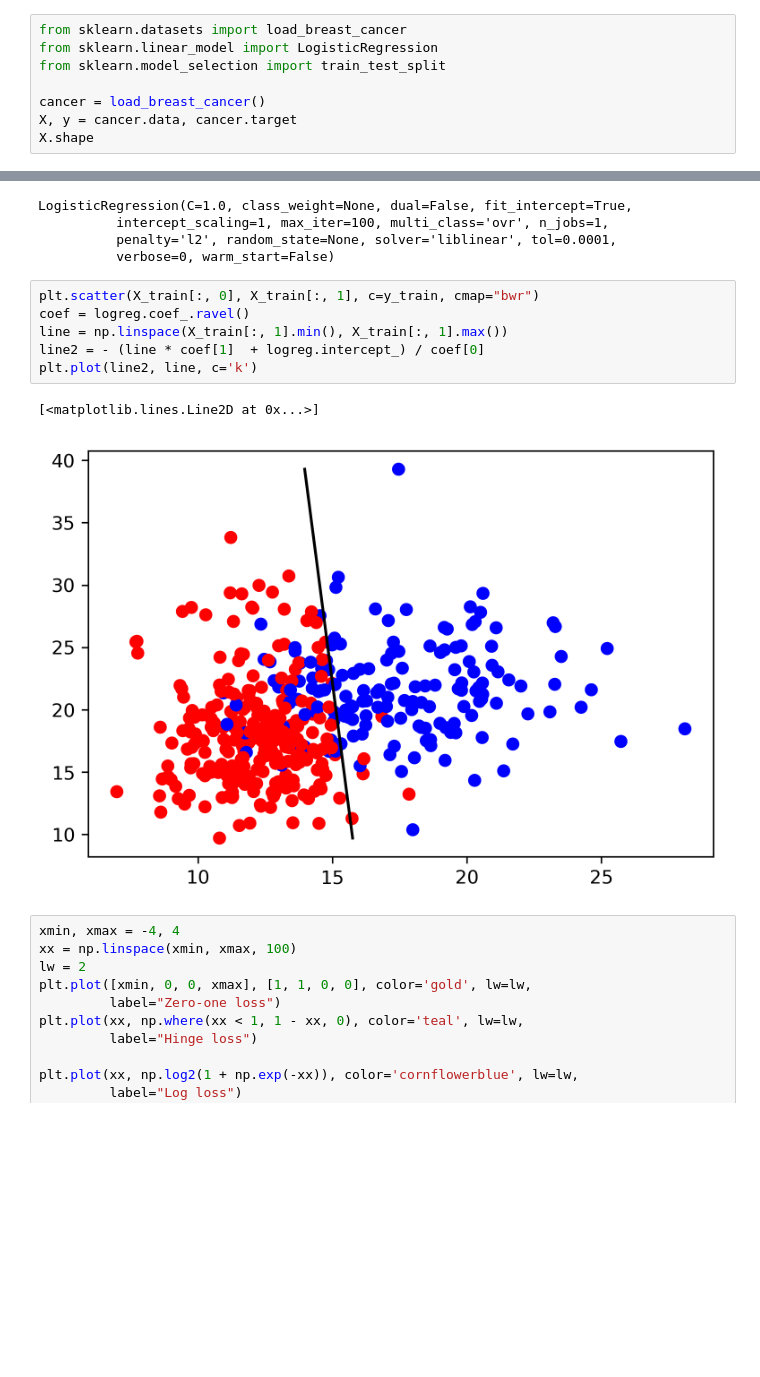
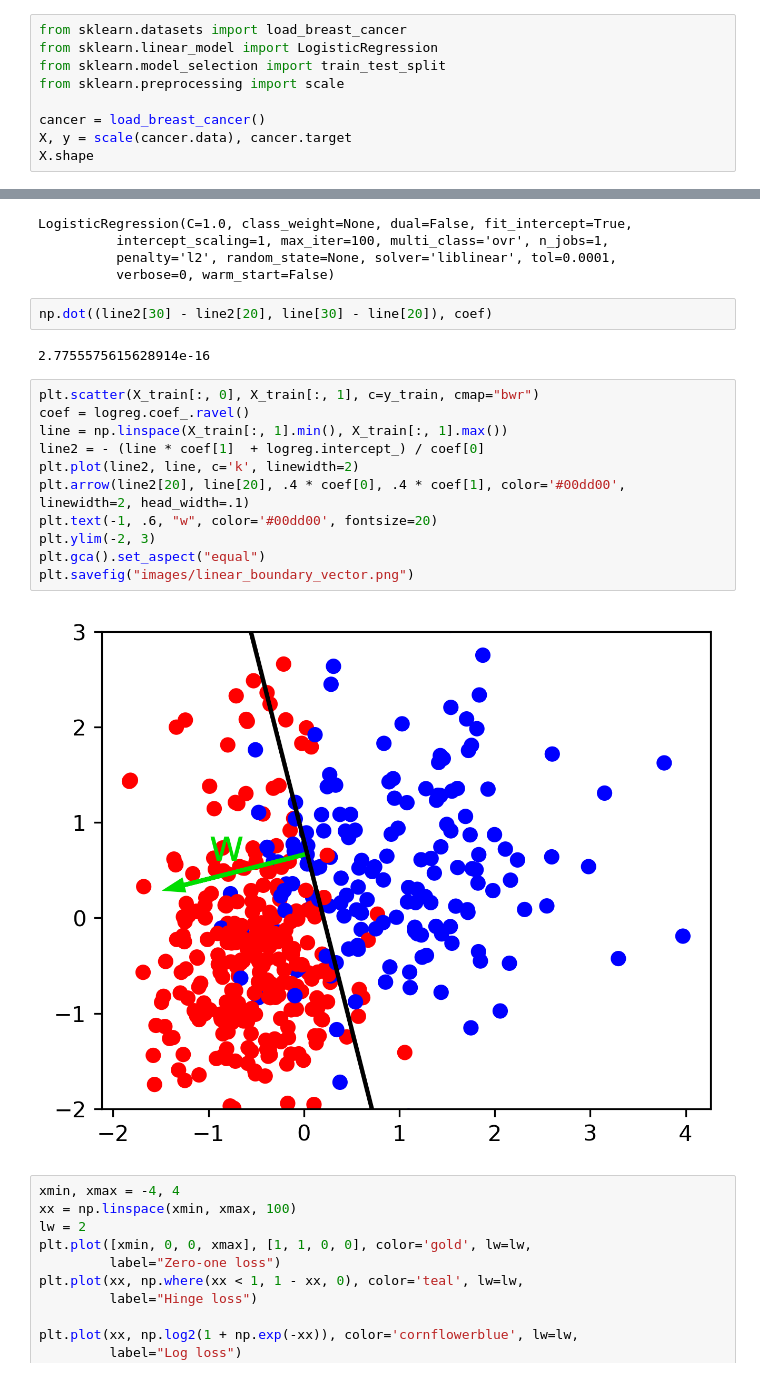
Before and after one commit to amueller/COMS4995-s18, a Jupyter notebook: slides/aml-06-020518-linear-models-classification/aml-06-linear-models-classification.ipynb, the cells around one changed output, grey strips where cells are left out. Drawn from its saved outputs; the diff is of its cells as text; blank space fills up the shorter version.

Commit message:
add w in linear classification illustration

```diff
--- a/slides/aml-06-020518-linear-models-classification/aml-06-linear-models-classification.ipynb
+++ b/slides/aml-06-020518-linear-models-classification/aml-06-linear-models-classification.ipynb
@@ -8,9 +8,10 @@ plt.rcParams['savefig.bbox'] = 'tight'
 from sklearn.datasets import load_breast_cancer
 from sklearn.linear_model import LogisticRegression
 from sklearn.model_selection import train_test_split
+from sklearn.preprocessing import scale
 
 cancer = load_breast_cancer()
-X, y = cancer.data, cancer.target
+X, y = scale(cancer.data), cancer.target
 X.shape
 # %% [output]
 (569, 30)
@@ -24,15 +25,23 @@ LogisticRegression(C=1.0, class_weight=None, dual=False, fit_intercept=True,
           intercept_scaling=1, max_iter=100, multi_class='ovr', n_jobs=1,
           penalty='l2', random_state=None, solver='liblinear', tol=0.0001,
           verbose=0, warm_start=False)
+# %%
+np.dot((line2[30] - line2[20], line[30] - line[20]), coef)
+# %% [output]
+2.7755575615628914e-16
 # %%
 plt.scatter(X_train[:, 0], X_train[:, 1], c=y_train, cmap="bwr")
 coef = logreg.coef_.ravel()
 line = np.linspace(X_train[:, 1].min(), X_train[:, 1].max())
 line2 = - (line * coef[1]  + logreg.intercept_) / coef[0]
-plt.plot(line2, line, c='k')
+plt.plot(line2, line, c='k', linewidth=2)
+plt.arrow(line2[20], line[20], .4 * coef[0], .4 * coef[1], color='#00dd00', linewidth=2, head_width=.1)
+plt.text(-1, .6, "w", color='#00dd00', fontsize=20)
+plt.ylim(-2, 3)
+plt.gca().set_aspect("equal")
+plt.savefig("images/linear_boundary_vector.png")
 # %% [output]
-[<matplotlib.lines.Line2D at 0x...>]
-[figure, old version]
+[figure, new version]
 # %%
 xmin, xmax = -4, 4
 xx = np.linspace(xmin, xmax, 100)
```
Also changed, not shown: parts of 1 cell of this notebook, 2 other files.
